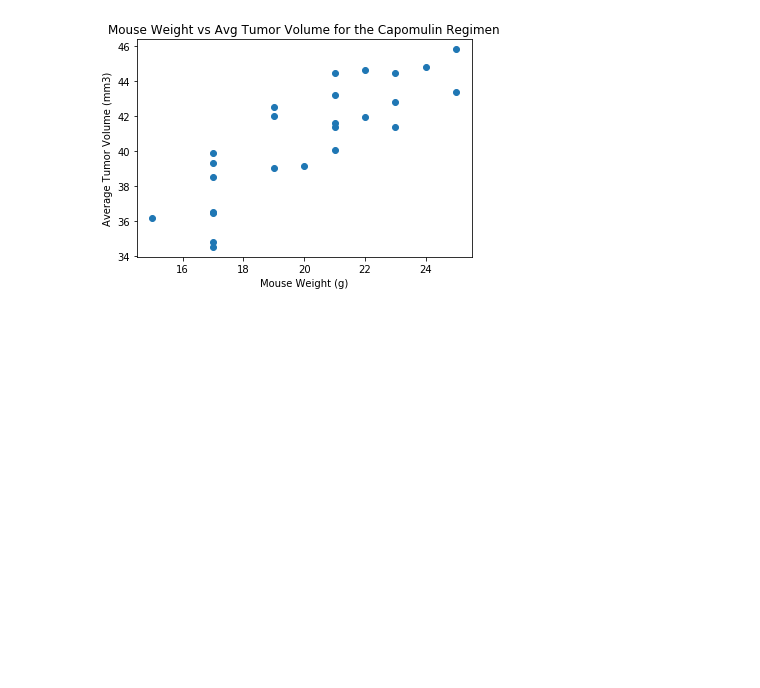
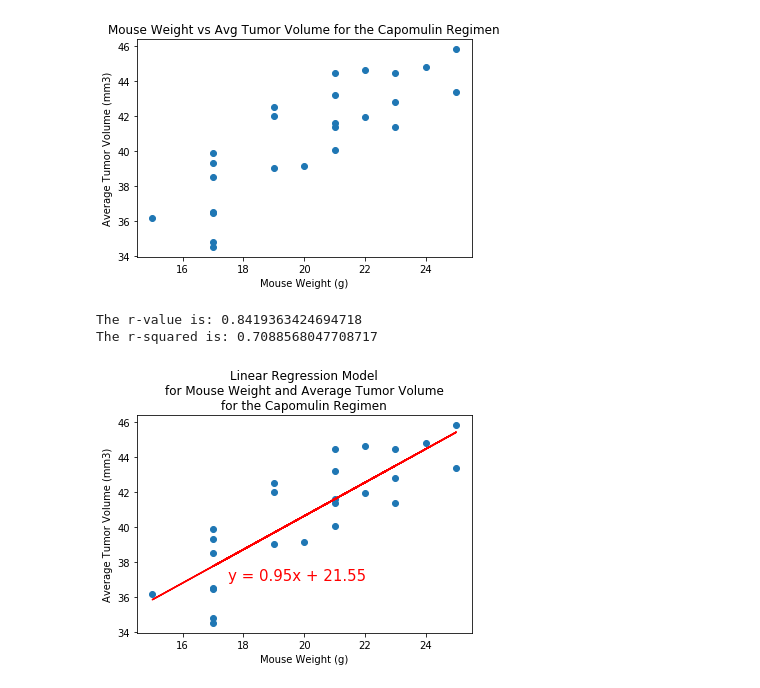
Before and after one commit to enriquesaenger/matplotlib-challenge, a Jupyter notebook: Pymaceuticals/pymaceuticals_starter.ipynb, the cells around one changed output. Drawn from its saved outputs; the diff is of its cells as text; code cells hidden in the pictures; blank space fills up the shorter version.

Commit message:
Added correlation coefficient and linear regression model

```diff
--- a/Pymaceuticals/pymaceuticals_starter.ipynb
+++ b/Pymaceuticals/pymaceuticals_starter.ipynb
@@ -173,0 +173,29 @@ plt.show()
+# %%
+# Calculate the correlation coefficient and linear regression model for
+# mouse weight and average tumor volume for the Capomulin regimen
+
+x_values = df["Avg Weight (g)"]
+y_values = df["Avg Tumor Volume (mm3)"]
+(slope, intercept, rvalue, pvalue, stderr) = linregress(x_values, y_values)
+regress_values = x_values * slope + intercept
+line_eq = f"y = {str(round(slope, 2))}x + {str(round(intercept, 2))}"
+plt.scatter(x_values, y_values)
+plt.plot(x_values, regress_values, "r-")
+plt.annotate(line_eq, (17.5, 37), fontsize=15, color="red")
+
+plt.title(
+    f"Linear Regression Model\n"
+    f"for Mouse Weight and Average Tumor Volume\n"
+    f"for the Capomulin Regimen")
+plt.xlabel("Mouse Weight (g)")
+plt.ylabel("Average Tumor Volume (mm3)")
+
+rsquared = rvalue ** 2
+print(f"The r-value is: {rvalue}\n"
+      f"The r-squared is: {rsquared}")
+
+plt.show()
+# %% [output]
+The r-value is: 0.8419363424694718
+The r-squared is: 0.7088568047708717
+[figure, added]
```
Also changed, not shown: parts of 2 cells of this notebook.
